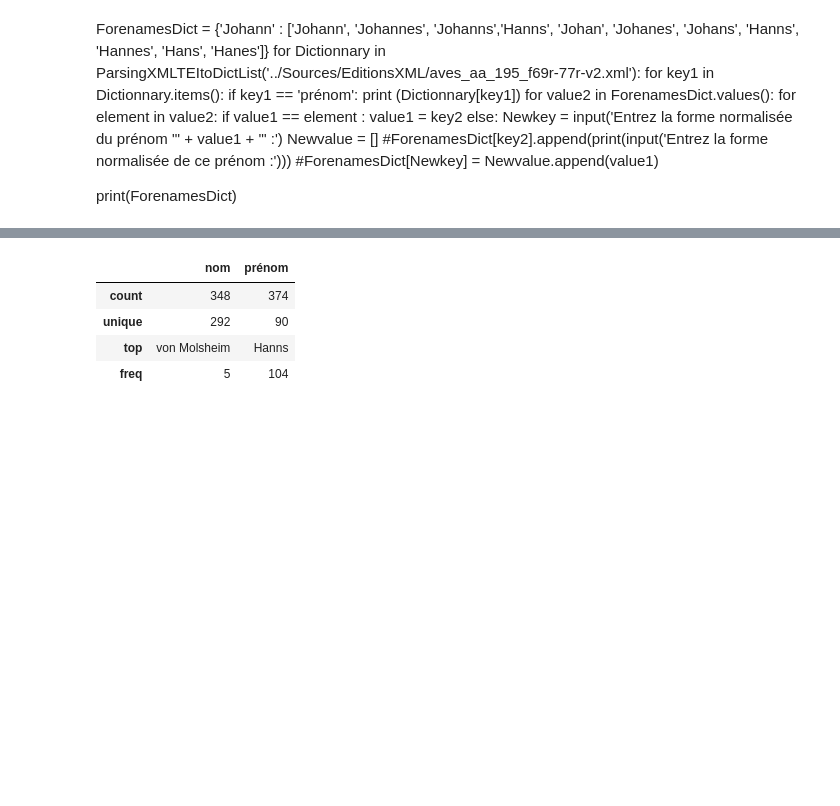
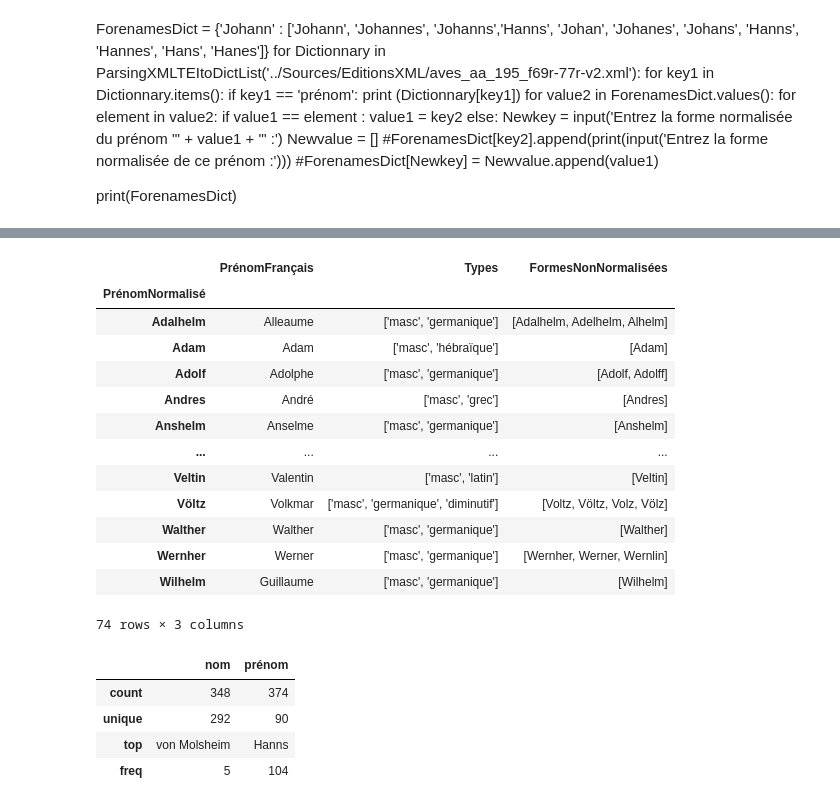
Before and after one commit to porte-g/ProjetEchevinsDeStrasbourg, a Jupyter notebook: ScriptsPython/AnalyseListe.ipynb, the cells around one changed output, grey strips where cells are left out. Saved outputs shown, nothing was run; the diff lists cells and outputs as text; code cells hidden in the pictures; blank space fills up the shorter version.

```diff
--- a/ScriptsPython/AnalyseListe.ipynb
+++ b/ScriptsPython/AnalyseListe.ipynb
@@ -89,0 +75,2 @@ with pd.option_context('display.max_rows', None, 'display.max_columns', None):
+# %%
+RefPrenom = pd.read_csv("./../Tables/RéférentielPrénoms.csv", converters={"FormesNonNormalisées": literal_eval}).set_index("PrénomNormalisé")
@@ -90,3 +94,20 @@ with pd.option_context('display.max_rows', None, 'display.max_columns', None):
+# %%
+RefPrenom
+# %% [output]
+|  | PrénomFrançais | Types | FormesNonNormalisées |
+| PrénomNormalisé |  |  |  |
+| Adalhelm | Alleaume | ['masc', 'germanique'] | [Adalhelm, Adelhelm, Alhelm] |
+| Adam | Adam | ['masc', 'hébraïque'] | [Adam] |
+| Adolf | Adolphe | ['masc', 'germanique'] | [Adolf, Adolff] |
+| Andres | André | ['masc', 'grec'] | [Andres] |
+| Anshelm | Anselme | ['masc', 'germanique'] | [Anshelm] |
+| ... | ... | ... | ... |
+| Veltin | Valentin | ['masc', 'latin'] | [Veltin] |
+| Völtz | Volkmar | ['masc', 'germanique', 'diminutif'] | [Voltz, Völtz, Volz, Völz] |
+| Walther | Walther | ['masc', 'germanique'] | [Walther] |
+| Wernher | Werner | ['masc', 'germanique'] | [Wernher, Werner, Wernlin] |
+| Wilhelm | Guillaume | ['masc', 'germanique'] | [Wilhelm] |
+74 rows × 3 columns
 # %%
 dataframe[["nom","prénom"]].describe()
 # %% [output]
```
Also changed, not shown: parts of 10 cells of this notebook.
